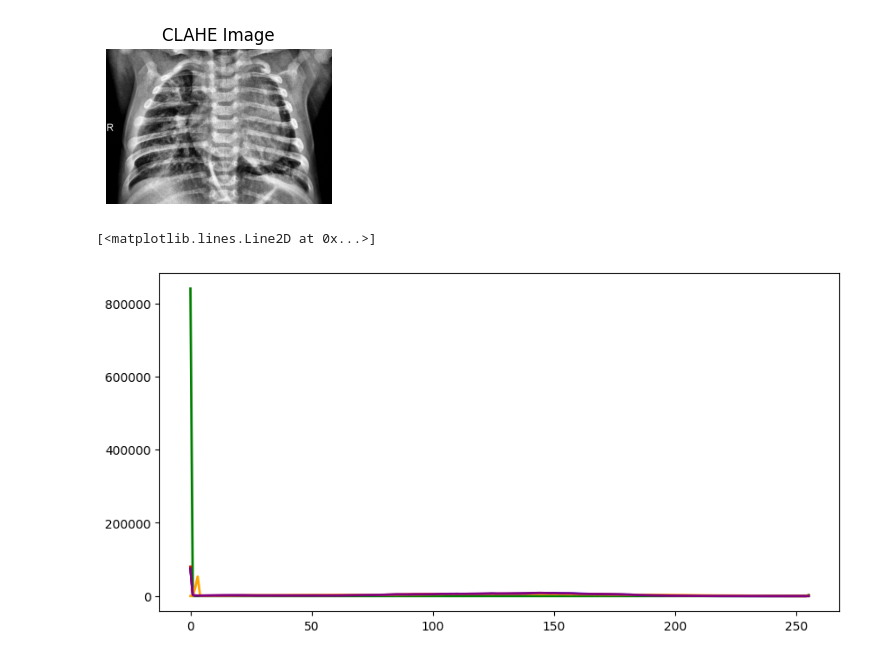
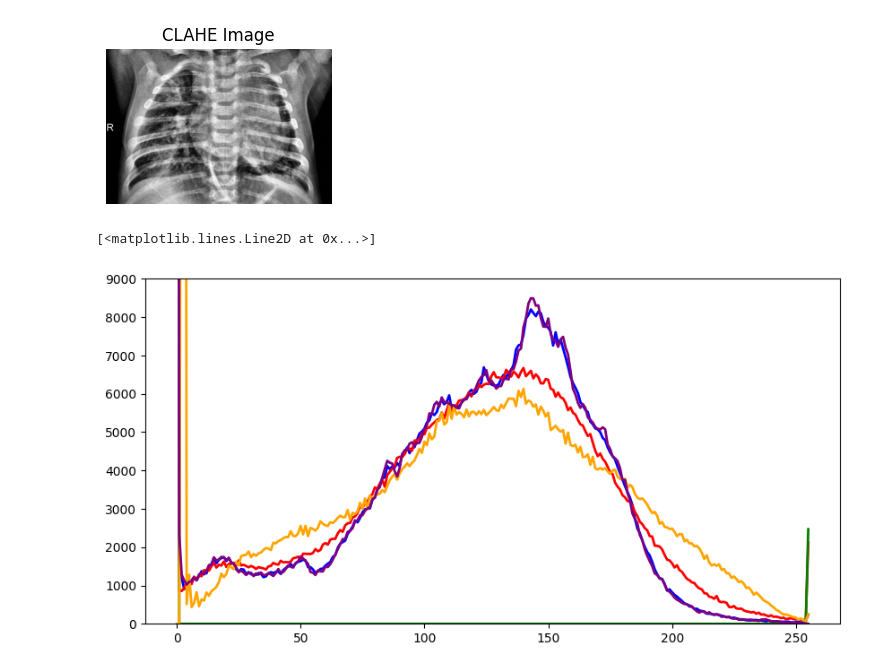
Before and after one commit to Kabilash01/Semester6, a Jupyter notebook: dl_med/test.ipynb, the cells around one changed output. Saved outputs shown, nothing was run; the diff lists cells and outputs as text; code cells hidden in the pictures.

```diff
--- a/dl_med/test.ipynb
+++ b/dl_med/test.ipynb
@@ -77,11 +77,12 @@ hist_blurred = cv2.calcHist([blurred_xray], [0], None, [256], [0, 256]).flatten(
 # %%
 
     plt.figure(figsize=(10, 5))
     plt.plot(hist_original, label='Original', color='blue', lw=2)
     plt.plot(hist_sharpened, label='Sharpened', color='red', lw=2)
     plt.plot(hist_edge, label='Edges (Canny)', color='green', lw=2)
     plt.plot(hist_clahe, label='CLAHE', color='orange', lw=2)
+    plt.ylim(0, 9000)
     plt.plot(hist_blurred, label='Gaussian Blurred', color='purple', lw=2)
 # %% [output]
 [<matplotlib.lines.Line2D at 0x...>]
-[figure, old version]
+[figure, new version]
```
